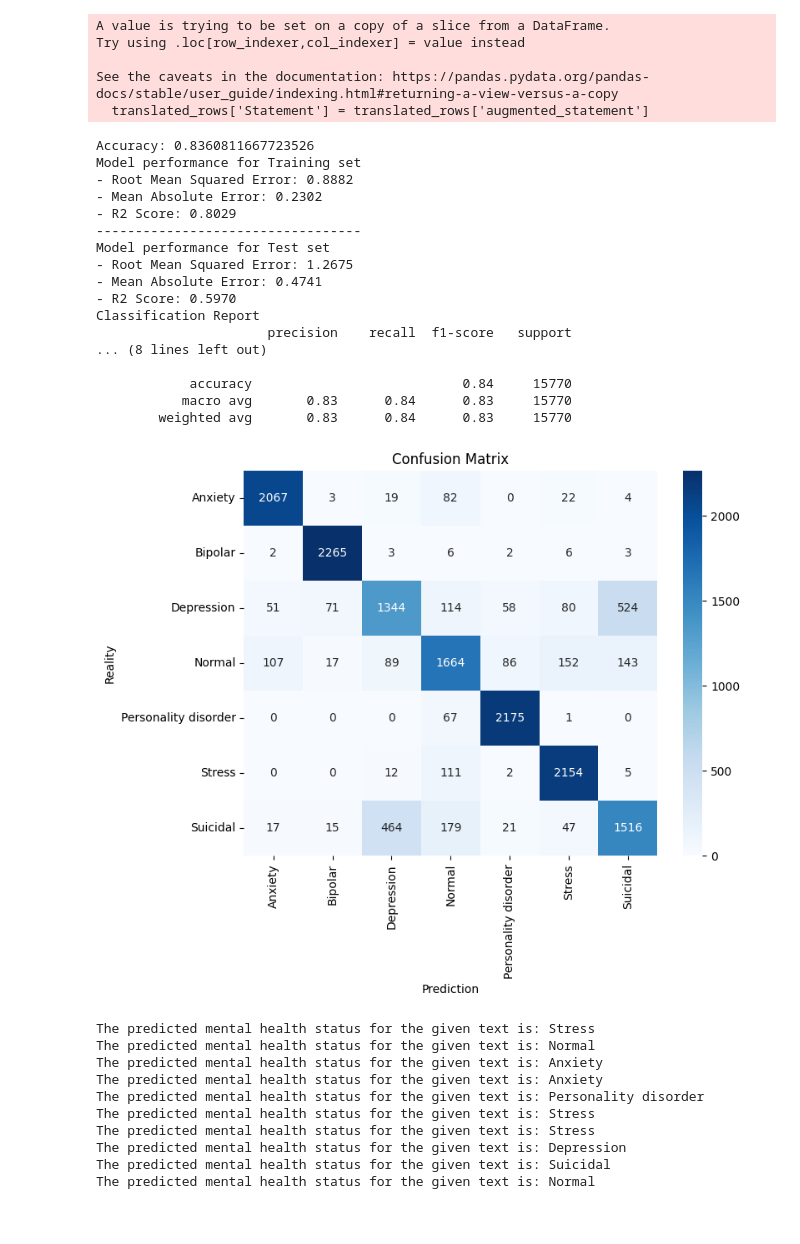
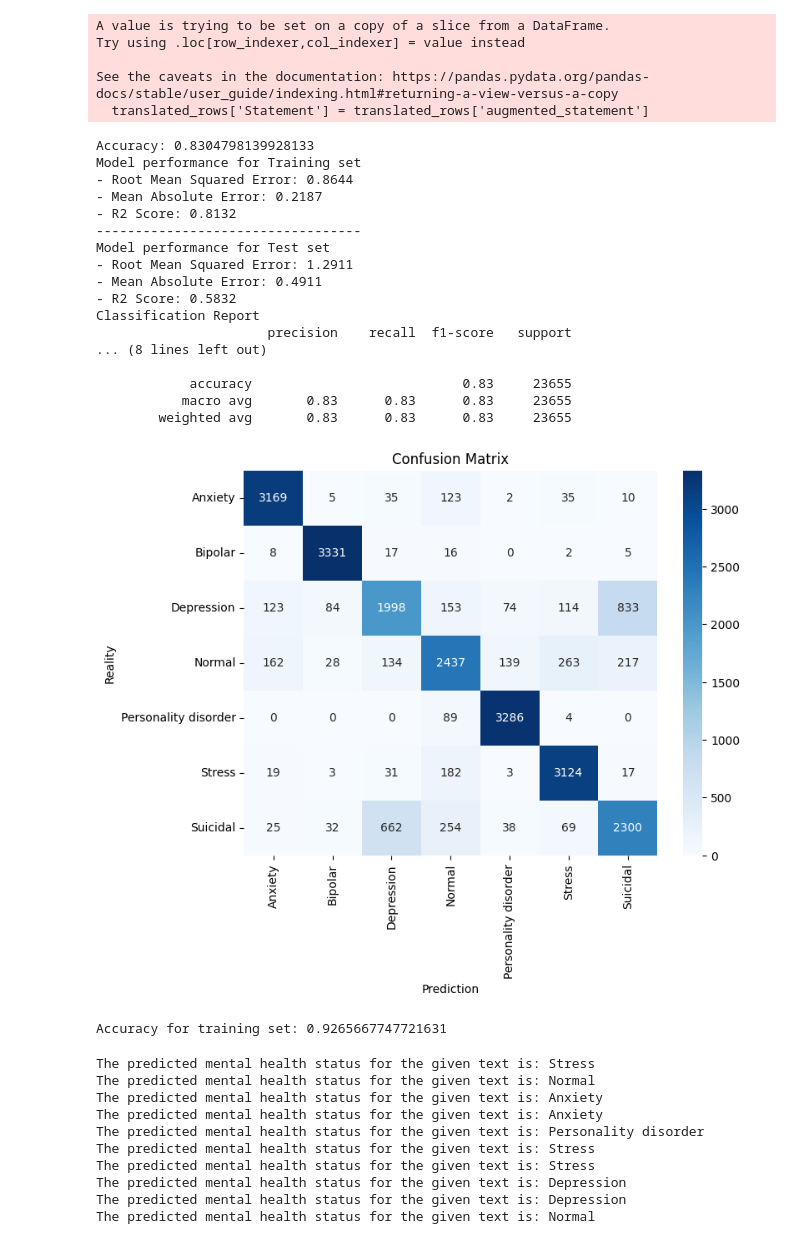
Before and after one commit to rheahamdar/sentiment-analysis-mental-health, a Jupyter notebook: LogisticRegressor.ipynb, the cells around one changed output. Saved outputs shown, nothing was run; the diff lists cells and outputs as text; code cells hidden in the pictures.

Commit message:
modified the testing set to contain balanced data

```diff
--- a/LogisticRegressor.ipynb
+++ b/LogisticRegressor.ipynb
@@ -90,11 +90,11 @@ Try using .loc[row_indexer,col_indexer] = value instead
 See the caveats in the documentation: https://pandas.pydata.org/pandas-docs/stable/user_guide/indexing.html#returning-a-view-versus-a-copy
   translated_rows['Statement'] = translated_rows['augmented_statement']
 # %%
-X_train_tfidf, X_test_tfidf, y_train, y_test = train_test_split(X_tfidf_smote, y_tfidf_smote, test_size=0.2, random_state=42)
+X_train_tfidf, X_test_tfidf, y_train, y_test = train_test_split(X_tfidf_smote, y_tfidf_smote, test_size=0.3, random_state=42,stratify=y_tfidf_smote)
 # %%
 # Training model
 
-model = LogisticRegression(max_iter=1000,C=100)
+model = LogisticRegression(max_iter=1000,C=100,class_weight='balanced')
 
 model.fit(X_train_tfidf, y_train)
 
@@ -123,44 +123,49 @@ print("- Mean Absolute Error: {:.4f}".format(model_train_mae))
 print("- R2 Score: {:.4f}".format(model_train_r2))
 
 print('----------------------------------')
 
 print('Model performance for Test set')
 print("- Root Mean Squared Error: {:.4f}".format(model_test_rmse))
 print("- Mean Absolute Error: {:.4f}".format(model_test_mae))
 print("- R2 Score: {:.4f}".format(model_test_r2))
 
 print("Classification Report")
 print(classification_report(y_test, y_pred, target_names=label_encoder.classes_))
 
 # Confusion matrix
 import seaborn as sns
 
 plt.figure(figsize=(8, 6))
 cm = confusion_matrix(y_test, y_pred)
 sns.heatmap(cm, annot=True, fmt='d', cmap='Blues', xticklabels=label_encoder.classes_, yticklabels=label_encoder.classes_)
 plt.title("Confusion Matrix")
 plt.xlabel("Prediction")
 plt.ylabel("Reality")
 plt.show()
 # %% [output]
-Accuracy: 0.8360811667723526
+Accuracy: 0.8304798139928133
 Model performance for Training set
-- Root Mean Squared Error: 0.8882
-- Mean Absolute Error: 0.2302
-- R2 Score: 0.8029
+- Root Mean Squared Error: 0.8644
+- Mean Absolute Error: 0.2187
+- R2 Score: 0.8132
 ----------------------------------
 Model performance for Test set
-- Root Mean Squared Error: 1.2675
-- Mean Absolute Error: 0.4741
-- R2 Score: 0.5970
+- Root Mean Squared Error: 1.2911
+- Mean Absolute Error: 0.4911
+- R2 Score: 0.5832
 Classification Report
                       precision    recall  f1-score   support
 ... (8 lines left out)
 
-            accuracy                           0.84     15770
-           macro avg       0.83      0.84      0.83     15770
-        weighted avg       0.83      0.84      0.83     15770
+            accuracy                           0.83     23655
+           macro avg       0.83      0.83      0.83     23655
+        weighted avg       0.83      0.83      0.83     23655
-[figure, old version]
+[figure, new version]
+# %%
+accuracy = accuracy_score(y_train, y_train_pred)
+print("Accuracy for training set:", accuracy)
+# %% [output]
+Accuracy for training set: 0.9265667747721631
 # %%
 # Make prediction
 def predict_mental_health_status(text):
@@ -224,5 +229,5 @@ The predicted mental health status for the given text is: Personality disorder
 The predicted mental health status for the given text is: Stress
 The predicted mental health status for the given text is: Stress
 The predicted mental health status for the given text is: Depression
-The predicted mental health status for the given text is: Suicidal
+The predicted mental health status for the given text is: Depression
 The predicted mental health status for the given text is: Normal
```
Also changed, not shown: parts of 1 cell of this notebook, 2 other files.
